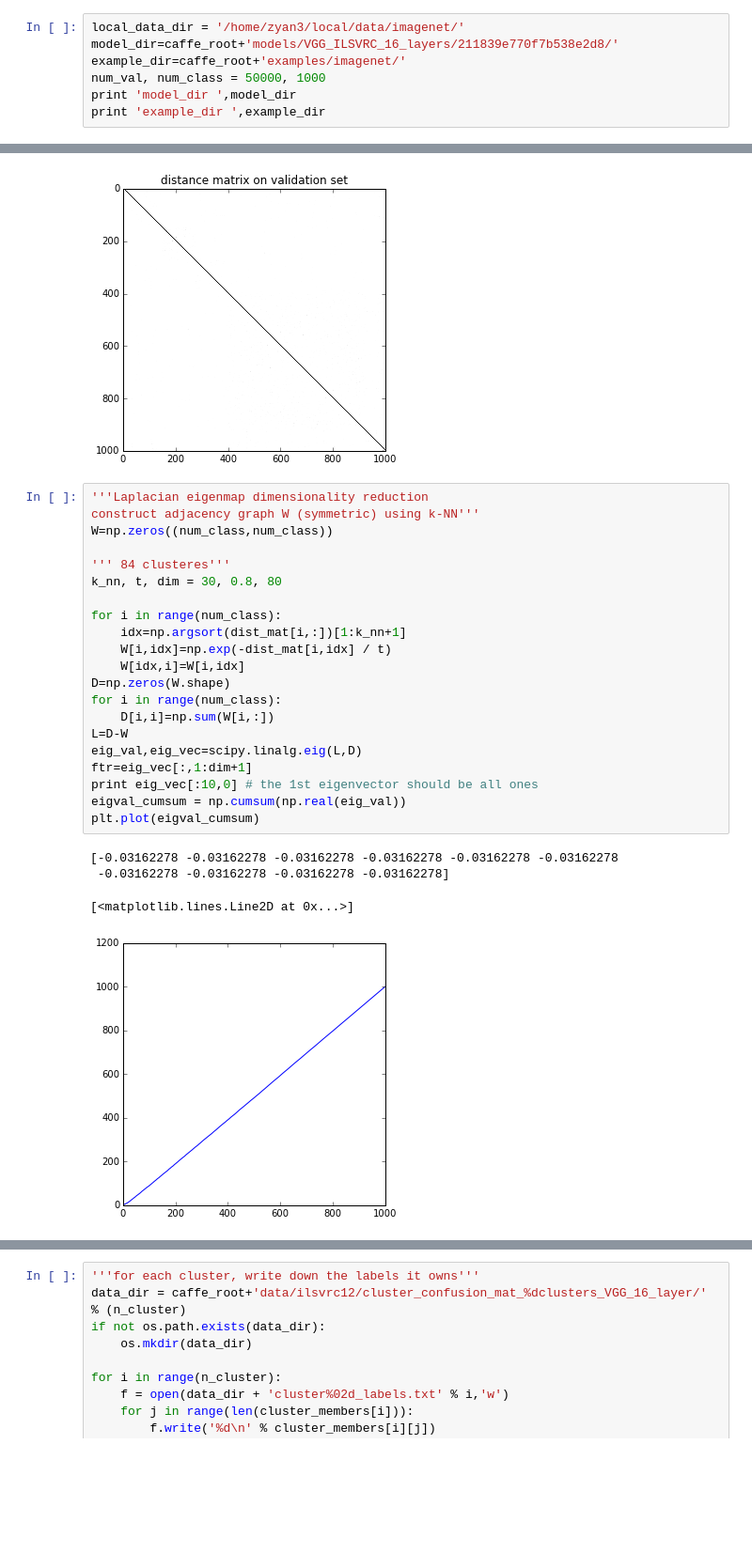
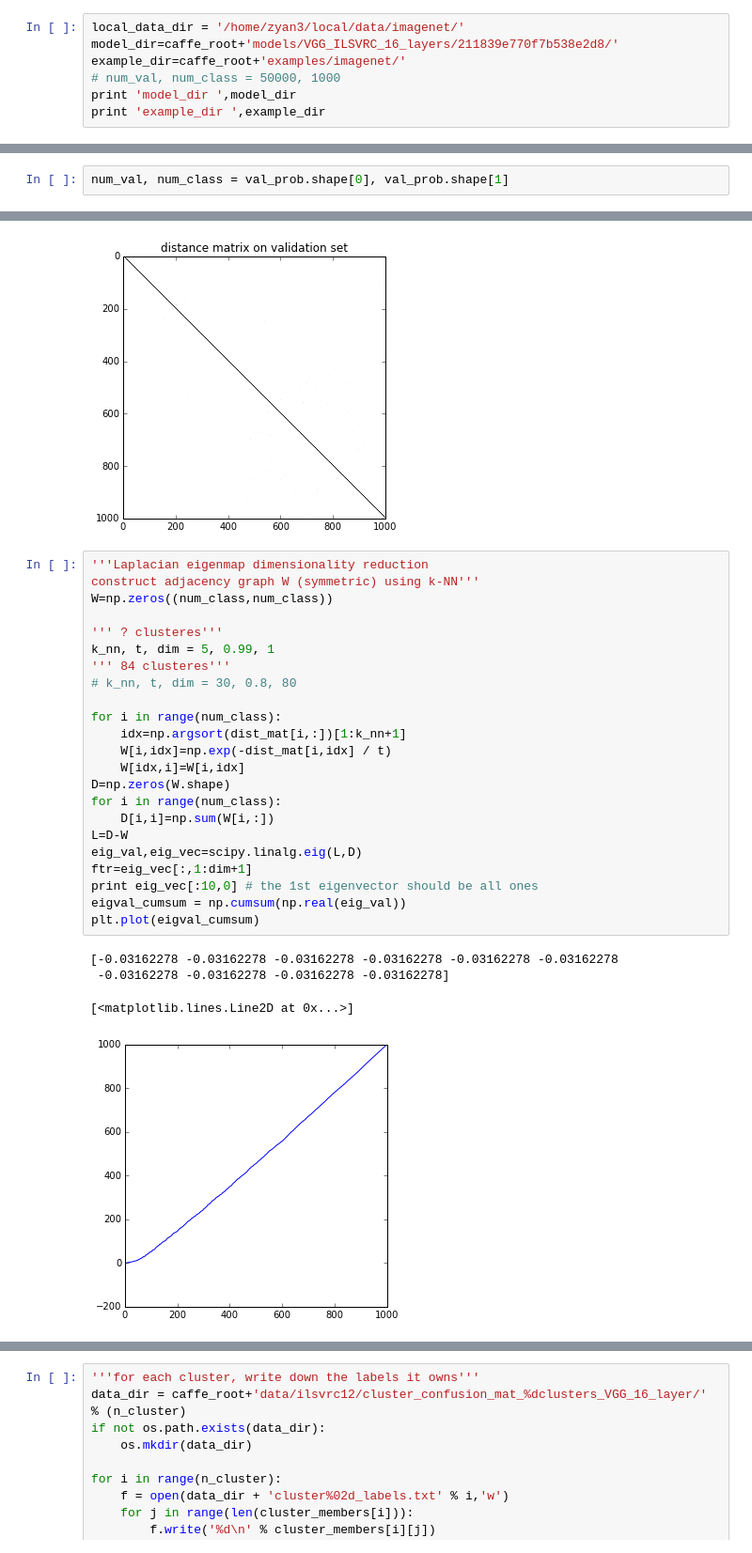
Before and after one commit to stephenyan1231/caffe-public, a Jupyter notebook: examples/imagenet/hdcnn/python/imagenet_vgg_16_layer_raw.ipynb, the cells around one changed output, grey strips where cells are left out. Shown: that part at 94% size. Cells and saved outputs as stored; diff of their text form; blank space fills up the shorter version.

```diff
--- a/examples/imagenet/hdcnn/python/imagenet_vgg_16_layer_raw.ipynb
+++ b/examples/imagenet/hdcnn/python/imagenet_vgg_16_layer_raw.ipynb
@@ -35,7 +36,7 @@ caffe_local_root /home/zyan3/local/proj/caffe_private_hdcnn/
 local_data_dir = '/home/zyan3/local/data/imagenet/'
 model_dir=caffe_root+'models/VGG_ILSVRC_16_layers/211839e770f7b538e2d8/'
 example_dir=caffe_root+'examples/imagenet/'
-num_val, num_class = 50000, 1000
+# num_val, num_class = 50000, 1000
 print 'model_dir ',model_dir
 print 'example_dir ',example_dir
 # %% [output]
@@ -59,6 +60,8 @@ val_prob=softmax(val_prob)
 # %% [output]
 compute softmax probabilities
 num 50000 dim 1000
+# %%
+num_val, num_class = val_prob.shape[0], val_prob.shape[1]
 # %%
 '''load fine label names'''
 label_names = []
@@ -123,29 +126,31 @@ plt.imshow(dist_mat)
 # %%
 '''Laplacian eigenmap dimensionality reduction
 construct adjacency graph W (symmetric) using k-NN'''
 W=np.zeros((num_class,num_class))
 
+''' ? clusteres'''
+k_nn, t, dim = 5, 0.99, 1
 ''' 84 clusteres'''
-k_nn, t, dim = 30, 0.8, 80
+# k_nn, t, dim = 30, 0.8, 80
 
 for i in range(num_class):
     idx=np.argsort(dist_mat[i,:])[1:k_nn+1]
     W[i,idx]=np.exp(-dist_mat[i,idx] / t)
     W[idx,i]=W[i,idx]
 D=np.zeros(W.shape)
 for i in range(num_class):
     D[i,i]=np.sum(W[i,:])
 L=D-W
 eig_val,eig_vec=scipy.linalg.eig(L,D)
 ftr=eig_vec[:,1:dim+1]
 print eig_vec[:10,0] # the 1st eigenvector should be all ones
 eigval_cumsum = np.cumsum(np.real(eig_val))
 plt.plot(eigval_cumsum)
 # %% [output]
 [-0.03162278 -0.03162278 -0.03162278 -0.03162278 -0.03162278 -0.03162278
  -0.03162278 -0.03162278 -0.03162278 -0.03162278]
 [<matplotlib.lines.Line2D at 0x...>]
-[figure, old version]
+[figure, new version]
 # %%
 '''affinity propagation clustering'''
 if 1:
```
Also changed, not shown: parts of 22 cells of this notebook, 17 other files.
